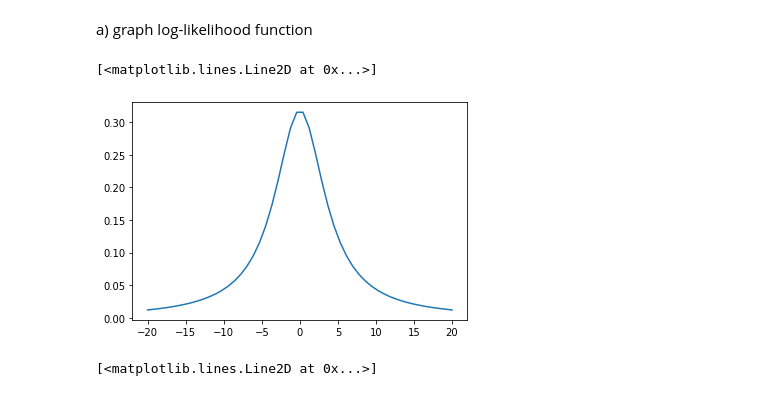
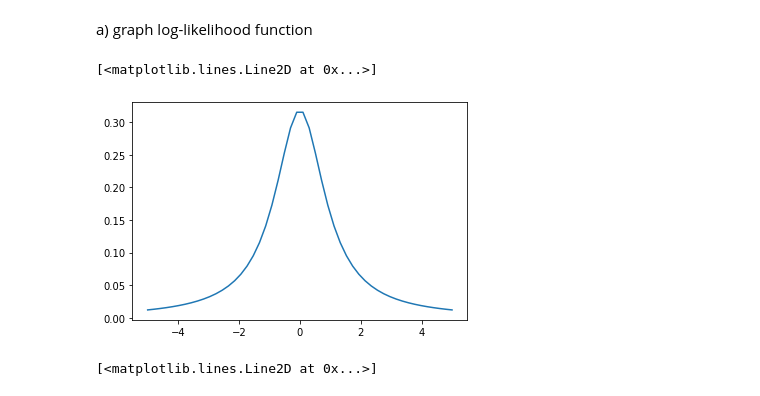
Before and after one commit to JordanSimba/computational-stats, a Jupyter notebook: chapter2/CompStatsChptr2.ipynb, the cells around one changed output. Saved outputs shown, nothing was run; the diff lists cells and outputs as text; code cells hidden in the pictures.

```diff
--- a/chapter2/CompStatsChptr2.ipynb
+++ b/chapter2/CompStatsChptr2.ipynb
@@ -28,12 +29,12 @@ data = [1.77, -0.23, 2.76, 3.80, 3.47, 56.75, -1.34, 4.24, -2.44, 3.29, 3.71, -2
 a) graph log-likelihood function
 # %%
 observations = np.linspace(-5, 5)
-y = [cauchy_distribution(x, loc=0, scale=1) for x in observations]
+cauchy = [cauchy_distribution(x, loc=0, scale=1) for x in observations]
 # %%
-plt.plot(x, y)
+plt.plot(observations, cauchy)
 # %% [output]
 [<matplotlib.lines.Line2D at 0x...>]
-[figure, old version]
+[figure, new version]
 # %%
 cauchy_log_likelihood = log_likelihood(cauchy_distribution, data, {'scale': 1})
 loc_values = np.linspace(-20, 20)
```
Also changed, not shown: parts of 7 cells of this notebook, 1 other file.
